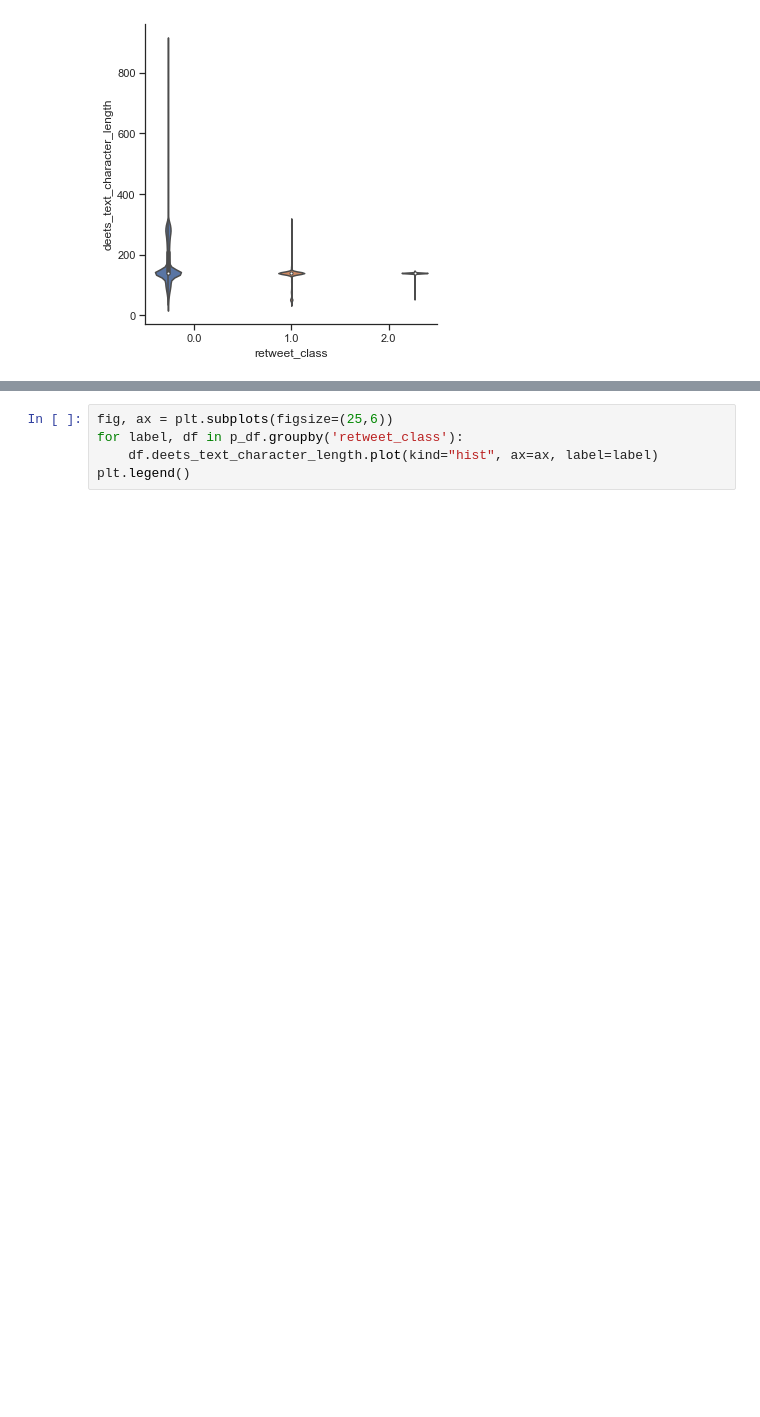
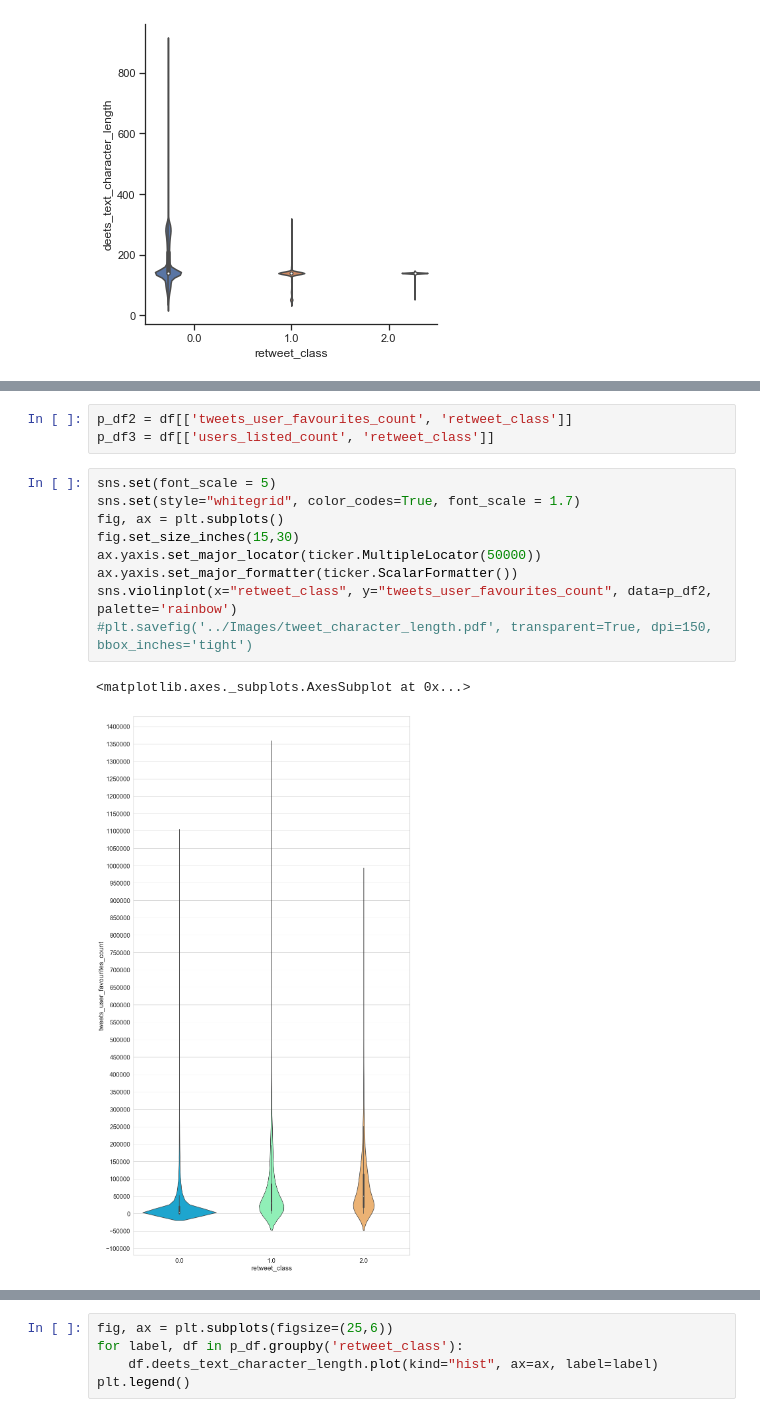
Before and after one commit to alexwcheng/fintech-retweetability, a Jupyter notebook: Jupyter_Notebooks/Twitter Data Modeling.ipynb, the cells around one changed output, grey strips where cells are left out. Drawn from its saved outputs; the diff is of its cells as text; blank space fills up the shorter version.

```diff
--- a/Jupyter_Notebooks/Twitter Data Modeling.ipynb
+++ b/Jupyter_Notebooks/Twitter Data Modeling.ipynb
@@ -266,2 +268,17 @@ plt.savefig('../Images/tweet_character_length.png', transparent=True, dpi=150, b
 # %% [output]
 [figure]
+# %%
+p_df2 = df[['tweets_user_favourites_count', 'retweet_class']]
+p_df3 = df[['users_listed_count', 'retweet_class']]
+# %%
+sns.set(font_scale = 5)
+sns.set(style="whitegrid", color_codes=True, font_scale = 1.7)
+fig, ax = plt.subplots()
+fig.set_size_inches(15,30)
+ax.yaxis.set_major_locator(ticker.MultipleLocator(50000))
+ax.yaxis.set_major_formatter(ticker.ScalarFormatter())
+sns.violinplot(x="retweet_class", y="tweets_user_favourites_count", data=p_df2, palette='rainbow')
+#plt.savefig('../Images/tweet_character_length.pdf', transparent=True, dpi=150, bbox_inches='tight')
+# %% [output]
+<matplotlib.axes._subplots.AxesSubplot at 0x...>
+[figure, added]
```
Also changed, not shown: parts of 8 cells of this notebook, 12 other files.
